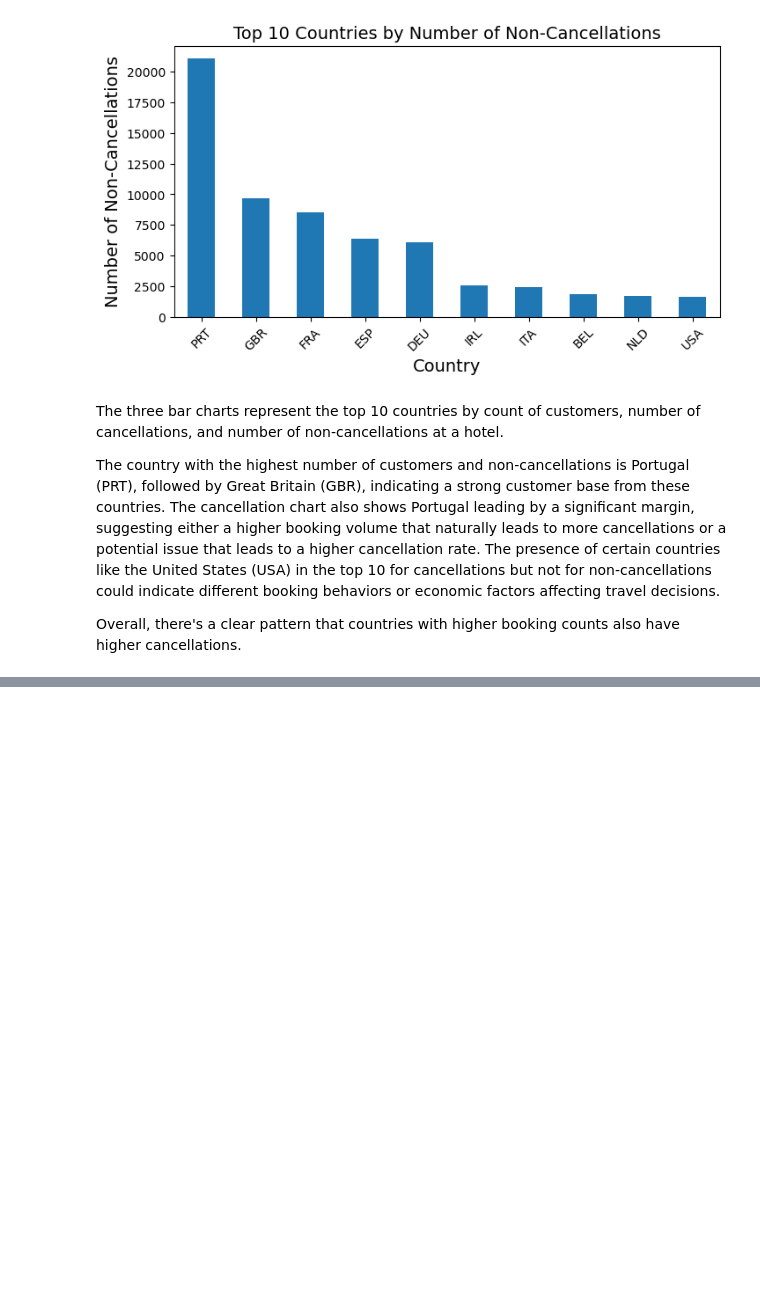
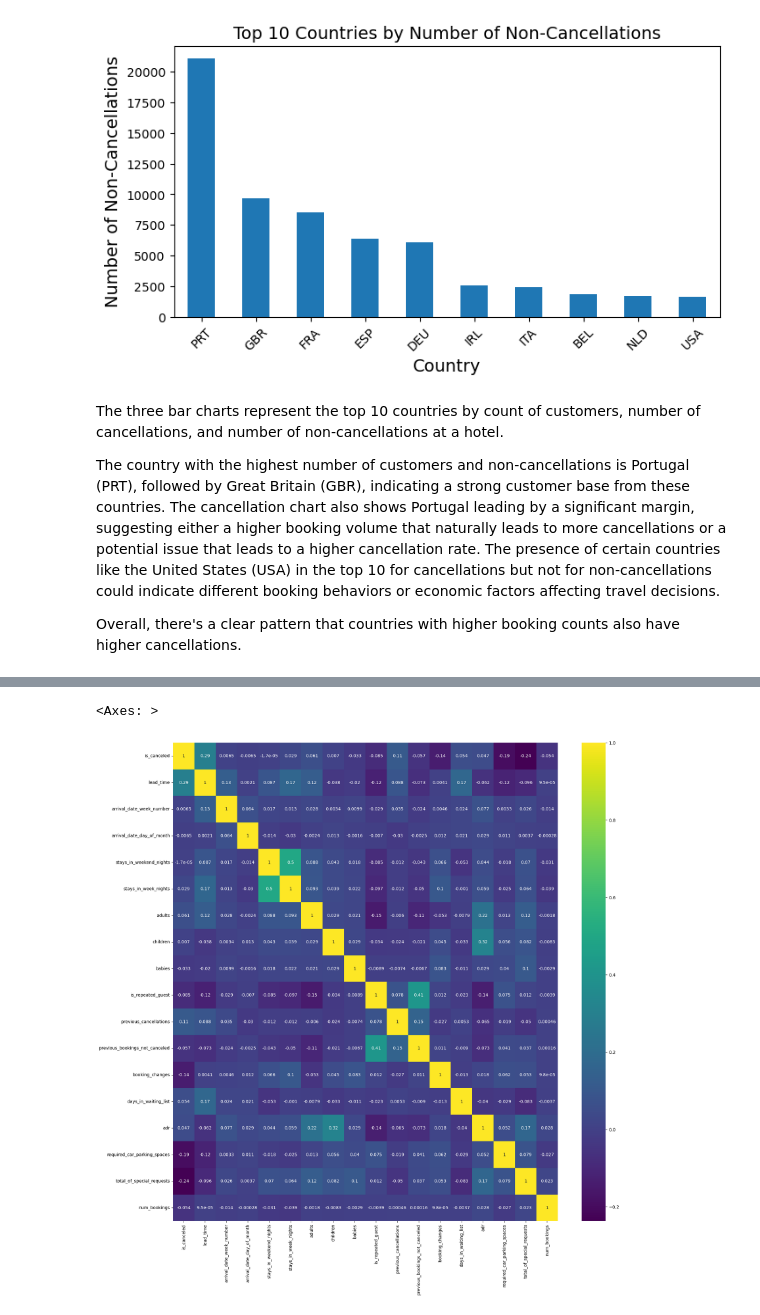
Before and after one commit to McGill-MMA-EnterpriseAnalytics/hotel-cancellation-analysis, a Jupyter notebook: Final_Project_Notebook.ipynb, the cells around one changed output, grey strips where cells are left out. Drawn from its saved outputs; the diff is of its cells as text; code cells hidden in the pictures; blank space fills up the shorter version.

```diff
--- a/Final_Project_Notebook.ipynb
+++ b/Final_Project_Notebook.ipynb
@@ -423,0 +535,4 @@ Overall, there's a clear pattern that countries with higher booking counts also
+# %%
+# Keep country names with more than 1000 bookings rest as 'Other'
+country_counts = df['country'].value_counts()
+df['country'] = np.where(df['country'].isin(country_counts.index[country_counts > 1000]), df['country'], 'Other')
@@ -423,0 +541,2 @@ Overall, there's a clear pattern that countries with higher booking counts also
+# %%
+df = df.drop(['name', 'email','phone-number', 'credit_card'], axis=1)
@@ -423,0 +545,4 @@ Overall, there's a clear pattern that countries with higher booking counts also
+# %%
+from sklearn.model_selection import train_test_split
+
+train, test = train_test_split(df, test_size=0.3, random_state=42)
@@ -423,0 +581,3 @@ Overall, there's a clear pattern that countries with higher booking counts also
+# %%
+#Replace missing values with the 0 for the children column
+train['children'] = train['children'].fillna(0)
@@ -423,0 +606,7 @@ Overall, there's a clear pattern that countries with higher booking counts also
+# %%
+#Plotting a heatmap to check for correlation between the columns
+plt.figure(figsize=(20,20))
+sns.heatmap(train.corr(), annot=True, cmap='viridis')
+# %% [output]
+<Axes: >
+[figure, added]
```
Also changed, not shown: parts of 83 cells of this notebook.
